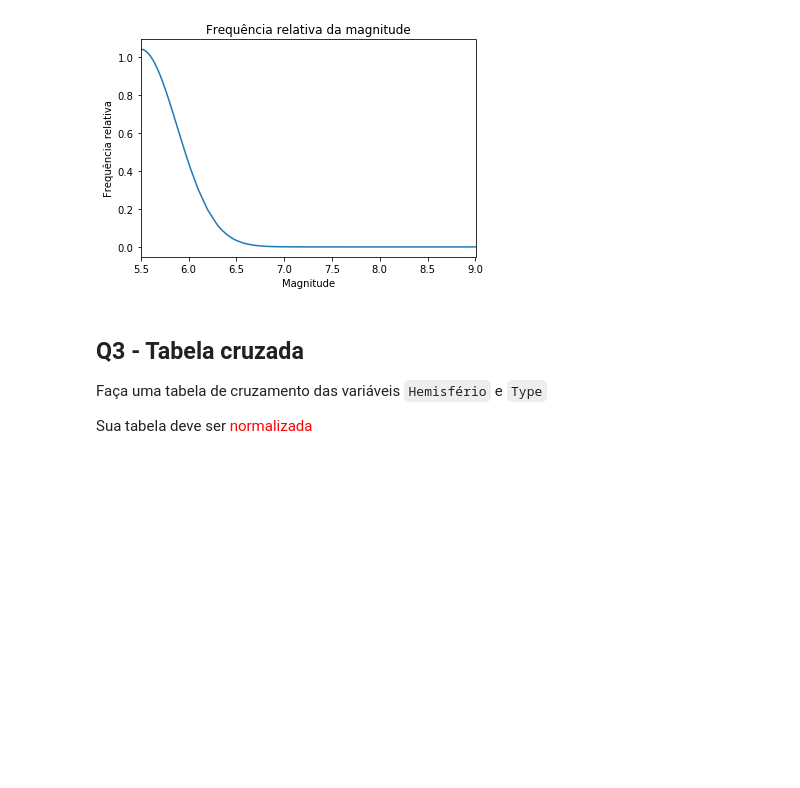
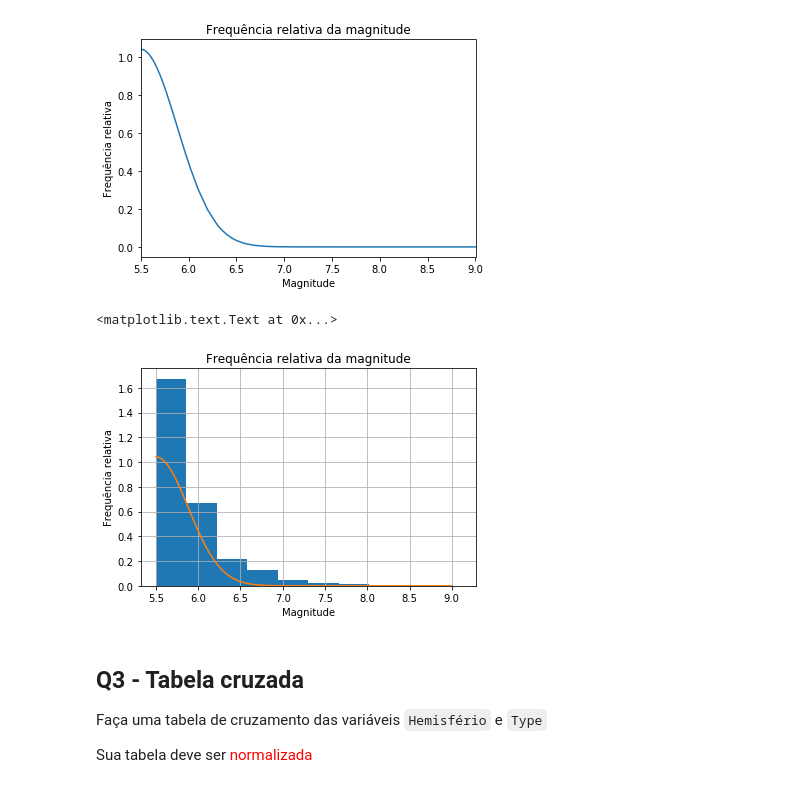
Before and after one commit to LiuSeeker/CieDados, a Jupyter notebook: APS 5/APS5_alunos.ipynb, the cells around one changed output. Drawn from its saved outputs; the diff is of its cells as text; code cells hidden in the pictures; blank space fills up the shorter version.

```diff
--- a/APS 5/APS5_alunos.ipynb
+++ b/APS 5/APS5_alunos.ipynb
@@ -96,6 +96,19 @@ plt.title("Frequência relativa da magnitude")
 # %% [output]
 <matplotlib.text.Text at 0x...>
 [figure]
+# %%
+plt.figure()
+pd.Series(df["Magnitude"].hist(normed=True))
+x = np.linspace(5.5,9,100)
+pdf_x = stats.norm.pdf(x, loc=mu, scale=sigma)
+
+plt.plot(x, pdf_x)
+plt.title("Frequência relativa da magnitude")
+plt.xlabel("Magnitude")
+plt.ylabel("Frequência relativa")
+# %% [output]
+<matplotlib.text.Text at 0x...>
+[figure, added]
 # %% [markdown]
 ## Q3 - Tabela cruzada
 
```
Also changed, not shown: parts of 2 cells of this notebook.
